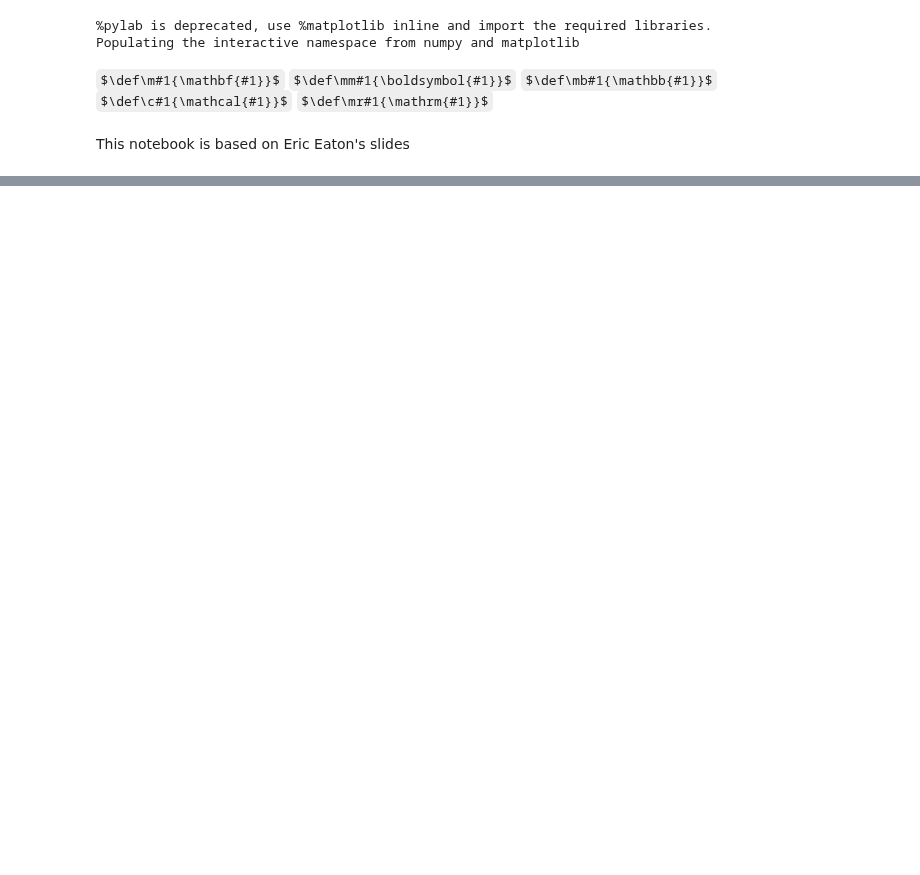
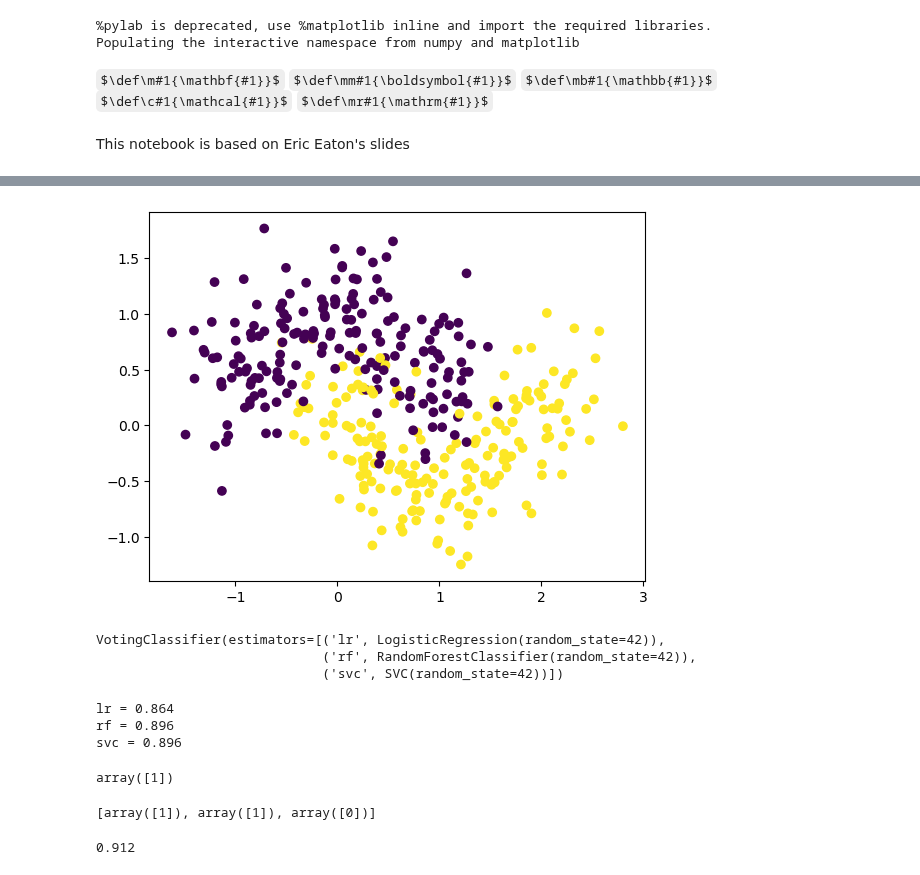
Before and after one commit to yexf308/AppliedStatistics, a Jupyter notebook: 11_Ensemble_Methods.ipynb, the cells around one changed output, grey strips where cells are left out. Drawn from its saved outputs; the diff is of its cells as text; code cells hidden in the pictures; some formulas as TeX source; blank space fills up the shorter version.

```diff
--- a/11_Ensemble_Methods.ipynb
+++ b/11_Ensemble_Methods.ipynb
@@ -57,0 +87,40 @@ a validation set.
+# %%
+X, y = make_moons(n_samples=500, noise=0.30, random_state=42)
+X_train, X_test, y_train, y_test = train_test_split(X, y, random_state=42)
+# %%
+plt.scatter(X_train[:,0],X_train[:,1],c=y_train)
+plt.show()
+# %% [output]
+[figure, added]
+# %%
+# approach 1: Hard voting
+voting_clf = VotingClassifier(
+estimators=[('lr', LogisticRegression(random_state=42)),
+('rf', RandomForestClassifier(random_state=42)),
+('svc', SVC(random_state=42))
+]
+)
+voting_clf.fit(X_train, y_train)
+# %% [output]
+VotingClassifier(estimators=[('lr', LogisticRegression(random_state=42)),
+                             ('rf', RandomForestClassifier(random_state=42)),
+                             ('svc', SVC(random_state=42))])
+# %%
+for name, clf in voting_clf.named_estimators_.items():
+    print(name, "=", clf.score(X_test, y_test))
+# %% [output]
+lr = 0.864
+rf = 0.896
+svc = 0.896
+# %%
+voting_clf.predict(X_test[:1])
+# %% [output]
+array([1])
+# %%
+[clf.predict(X_test[:1]) for clf in voting_clf.estimators_]
+# %% [output]
+[array([1]), array([1]), array([0])]
+# %%
+voting_clf.score(X_test, y_test)
+# %% [output]
+0.912
```
Also changed, not shown: parts of 3 cells of this notebook.
